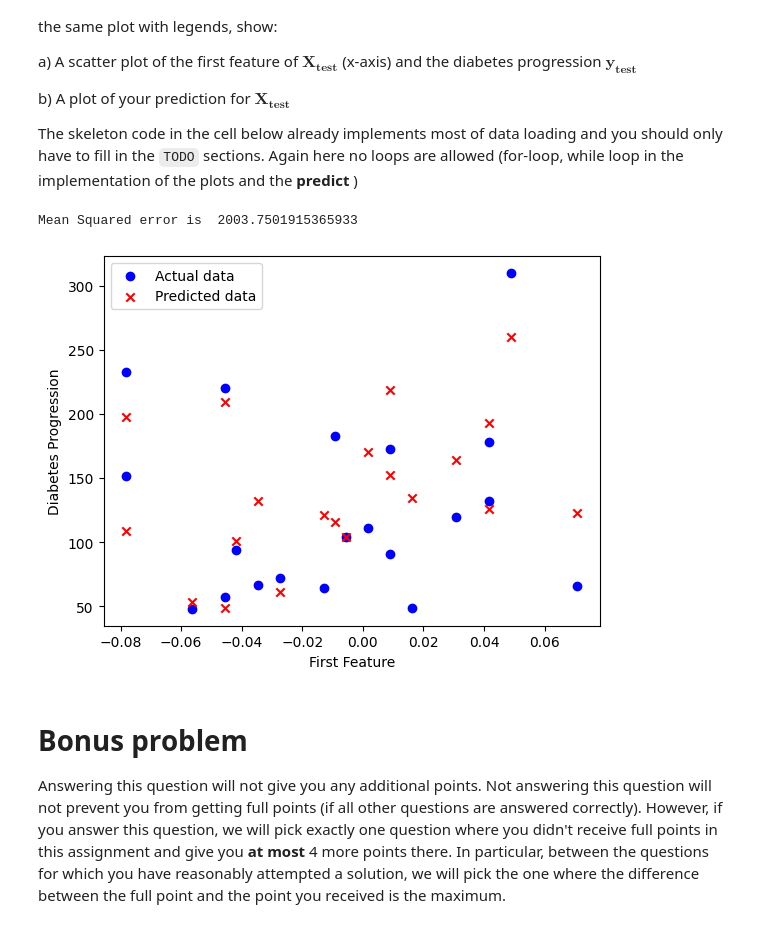
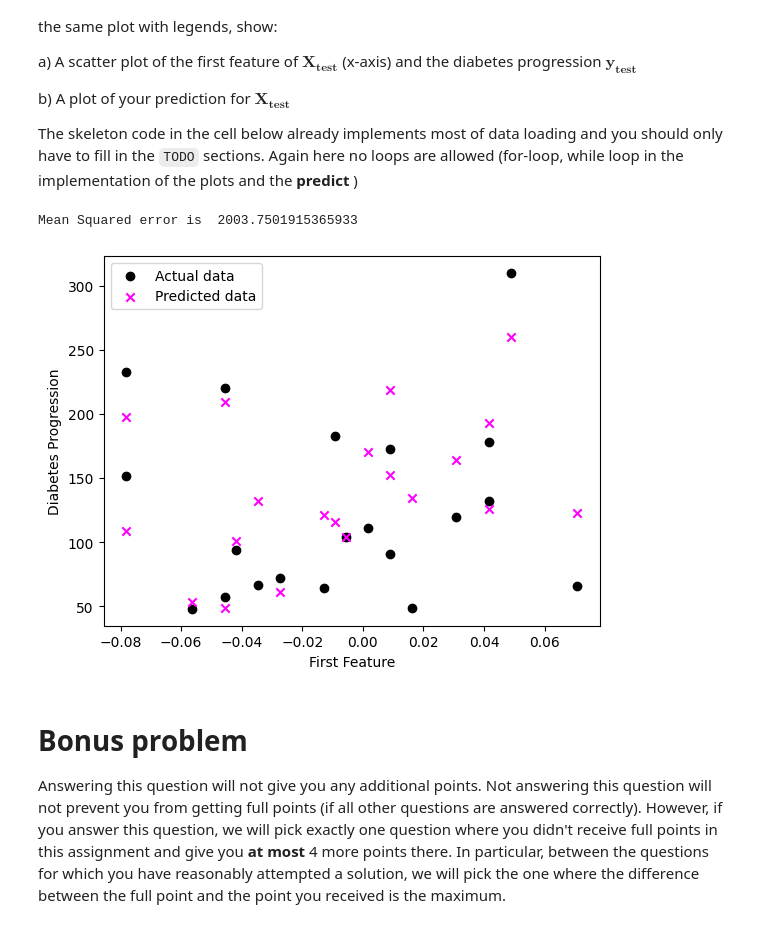
Before and after one commit to nils-led/TDA233, a Jupyter notebook: HW1_2025.ipynb, the cells around one changed output. Saved outputs shown, nothing was run; the diff lists cells and outputs as text; code cells hidden in the pictures.

```diff
--- a/HW1_2025.ipynb
+++ b/HW1_2025.ipynb
@@ -300,7 +313,7 @@ from sklearn import datasets
 
 
 def fit_linear_with_regularization(X, y, alpha):
-  X = np.c_[np.ones(X.shape[0]), X] # add intercept/bias to beginning of X
+  X = np.c_[np.ones(X.shape[0]), X] # add offset to beginning of X
   I = np.eye(X.shape[1]) # obtain identity vector of same dim as problem
   w_opt = y.T @ X @ (np.linalg.inv(X.T @ X + alpha * I)) # calculate given term as given in ans 5c)
 
@@ -308,15 +321,15 @@ def fit_linear_with_regularization(X, y, alpha):
 
 def predict(X_test, w):
   X_test = np.c_[np.ones(X_test.shape[0]), X_test]  # add offset
-  pred = X_test @ w
+  pred = X_test @ w # calc predictions
   return pred
 
 def plot_prediction(X_test, y_test, y_pred):
 
   # Scatter plot the first feature of X_test (x-axis) and y_test (y-axis)
-  plt.scatter(X_test[:,0], y_test, color ='blue', label = 'Actual data') #actual data
+  plt.scatter(X_test[:,0], y_test, color ='k', label = 'Actual data') #actual data
    # Plot y_pred using the first feature of X_test as x-axis
-  plt.scatter(X_test[:,0], y_pred, color = 'red', label = 'Predicted data', marker = 'x') # predictions
+  plt.scatter(X_test[:,0], y_pred, color = 'magenta', label = 'Predicted data', marker = 'x') # predictions
 
   # Labels, legends
   plt.xlabel('First Feature')
@@ -329,34 +342,34 @@ def plot_prediction(X_test, y_test, y_pred):
 
 # Load the diabetes dataset
 X, y = datasets.load_diabetes(return_X_y=True)
 
 # Split the dataset into training and test set
 num_test_elements = 20
 
 X_train = X[:-num_test_elements]
 X_test = X[-num_test_elements:]
 
 y_train = y[:-num_test_elements]
 y_test = y[-num_test_elements:]
 
 # Set alpha
 alpha = 0.01
 
 # Train using linear regression with regularization and find optimal model
 w = fit_linear_with_regularization(X_train, y_train, alpha)
 
 # Make predictions using the testing set X_test
 y_pred = predict(X_test, w)
 
 # Plots and mean squared error
 error = plot_prediction(X_test, y_test, y_pred)
 print('Mean Squared error is ', error)
 
 # Show the plot
 plt.show()
 # %% [output]
 Mean Squared error is  2003.7501915365933
-[figure, old version]
+[figure, new version]
 # %% [markdown]
 # Bonus problem
 Answering this question will not give you any additional points. Not answering this question will not prevent you from getting full points (if all other questions are answered correctly). However, if you answer this question, we will pick exactly one question where you didn't receive full points in this assignment and give you **at most** 4 more points there. In particular, between the questions for which you have reasonably attempted a solution, we will pick the one where the difference between the full point and the point you received is the maximum.
```
Also changed, not shown: parts of 4 cells of this notebook, 1 other file.
